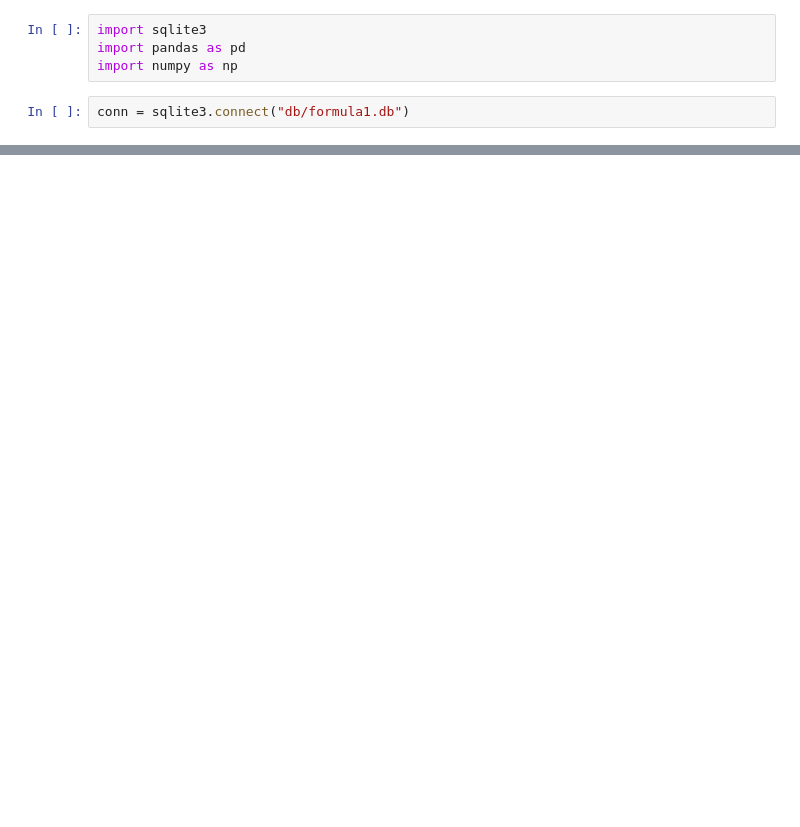
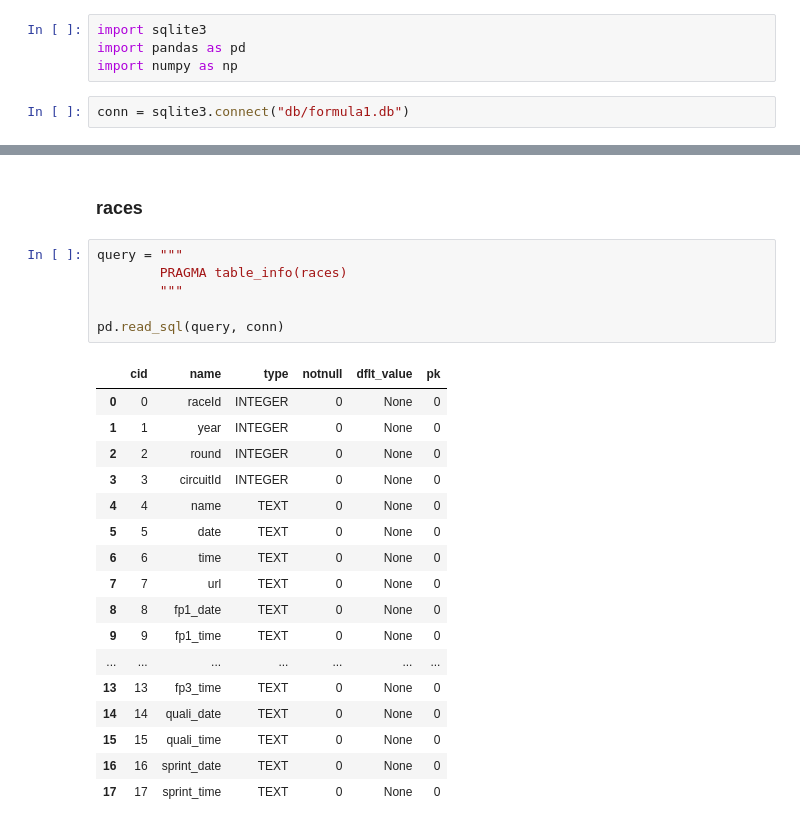
Before and after one commit to jakowczukalicja/formula1-sql-analysis, a Jupyter notebook: data_overview.ipynb, the cells around one changed output, grey strips where cells are left out. Saved outputs shown, nothing was run; the diff lists cells and outputs as text; blank space fills up the shorter version.

```diff
--- a/data_overview.ipynb
+++ b/data_overview.ipynb
@@ -26,0 +166,26 @@ pd.read_sql(query, conn)
+# %% [markdown]
+### races
+# %%
+query = """
+        PRAGMA table_info(races)
+        """
+
+pd.read_sql(query, conn)
+# %% [output]
+|  | cid | name | type | notnull | dflt_value | pk |
+| 0 | 0 | raceId | INTEGER | 0 | None | 0 |
+| 1 | 1 | year | INTEGER | 0 | None | 0 |
+| 2 | 2 | round | INTEGER | 0 | None | 0 |
+| 3 | 3 | circuitId | INTEGER | 0 | None | 0 |
+| 4 | 4 | name | TEXT | 0 | None | 0 |
+| 5 | 5 | date | TEXT | 0 | None | 0 |
+| 6 | 6 | time | TEXT | 0 | None | 0 |
+| 7 | 7 | url | TEXT | 0 | None | 0 |
+| 8 | 8 | fp1_date | TEXT | 0 | None | 0 |
+| 9 | 9 | fp1_time | TEXT | 0 | None | 0 |
+| ... | ... | ... | ... | ... | ... | ... |
+| 13 | 13 | fp3_time | TEXT | 0 | None | 0 |
+| 14 | 14 | quali_date | TEXT | 0 | None | 0 |
+| 15 | 15 | quali_time | TEXT | 0 | None | 0 |
+| 16 | 16 | sprint_date | TEXT | 0 | None | 0 |
+| 17 | 17 | sprint_time | TEXT | 0 | None | 0 |
```
Also changed, not shown: parts of 43 cells of this notebook.
